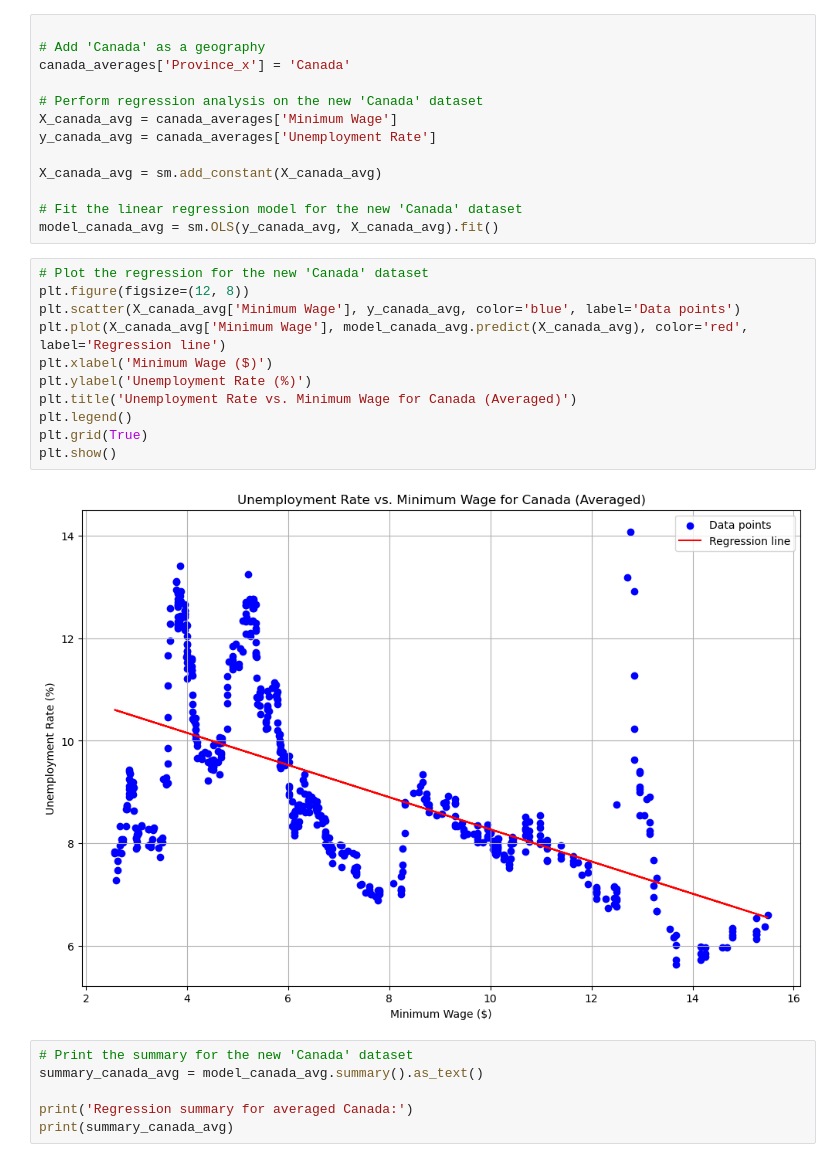
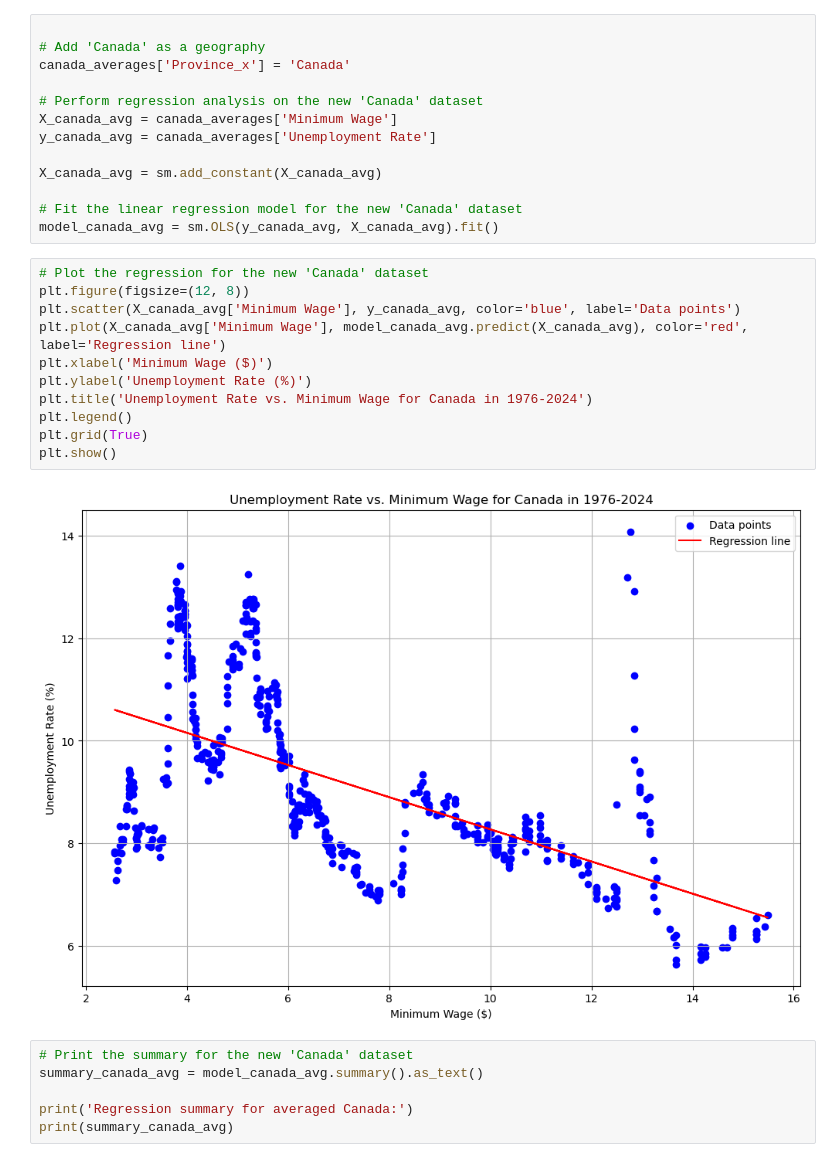
Before and after one commit to hitechparadigm/team_project, a Jupyter notebook: src/regression_Canada_average.ipynb, the cells around one changed output. Saved outputs shown, nothing was run; the diff lists cells and outputs as text.

```diff
--- a/src/regression_Canada_average.ipynb
+++ b/src/regression_Canada_average.ipynb
@@ -78,16 +78,16 @@ model_canada_avg = sm.OLS(y_canada_avg, X_canada_avg).fit()
 # %%
 # Plot the regression for the new 'Canada' dataset
 plt.figure(figsize=(12, 8))
 plt.scatter(X_canada_avg['Minimum Wage'], y_canada_avg, color='blue', label='Data points')
 plt.plot(X_canada_avg['Minimum Wage'], model_canada_avg.predict(X_canada_avg), color='red', label='Regression line')
 plt.xlabel('Minimum Wage ($)')
 plt.ylabel('Unemployment Rate (%)')
-plt.title('Unemployment Rate vs. Minimum Wage for Canada (Averaged)')
+plt.title('Unemployment Rate vs. Minimum Wage for Canada in 1976-2024')
 plt.legend()
 plt.grid(True)
 plt.show()
 # %% [output]
-[figure, old version]
+[figure, new version]
 # %%
 # Print the summary for the new 'Canada' dataset
 summary_canada_avg = model_canada_avg.summary().as_text()
```
Also changed, not shown: 2 other files.
